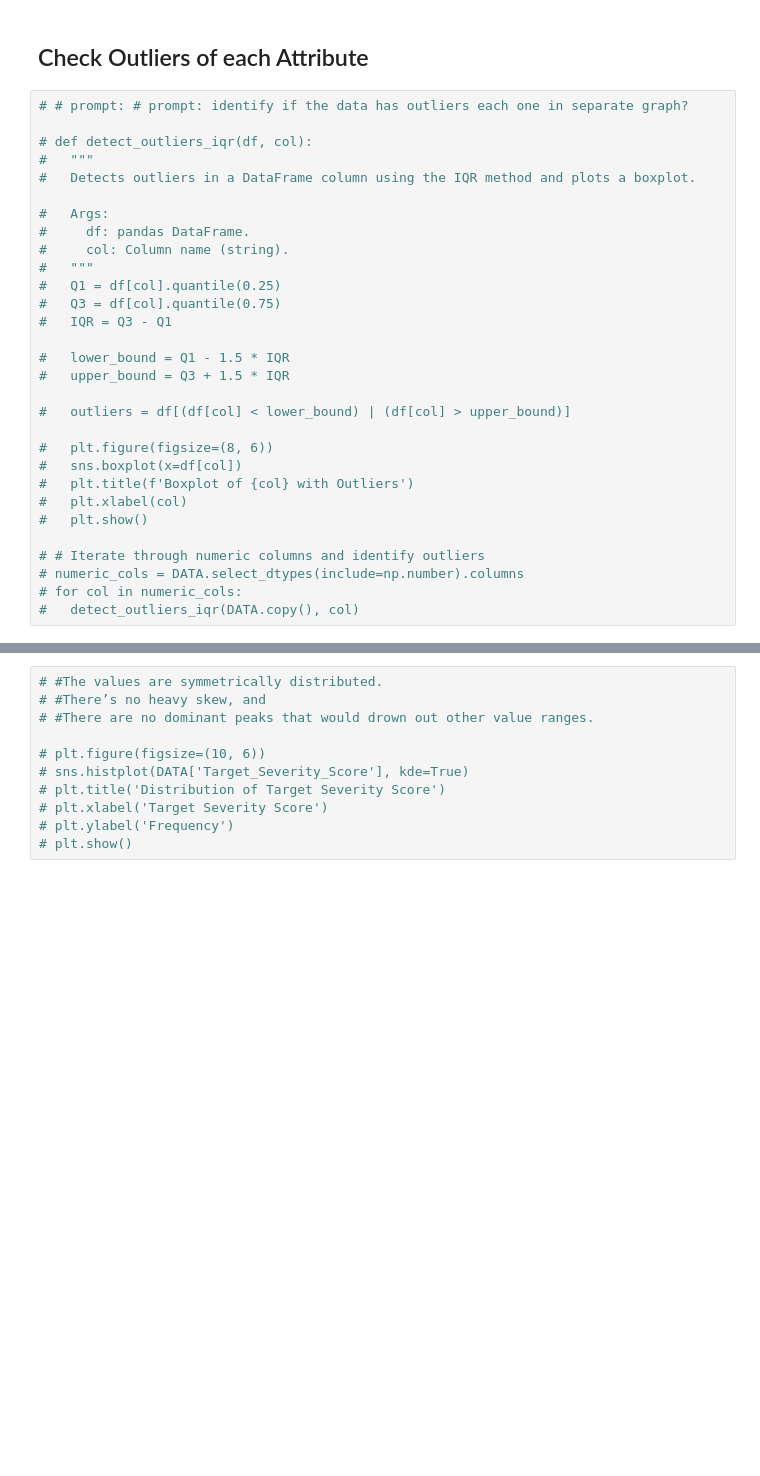
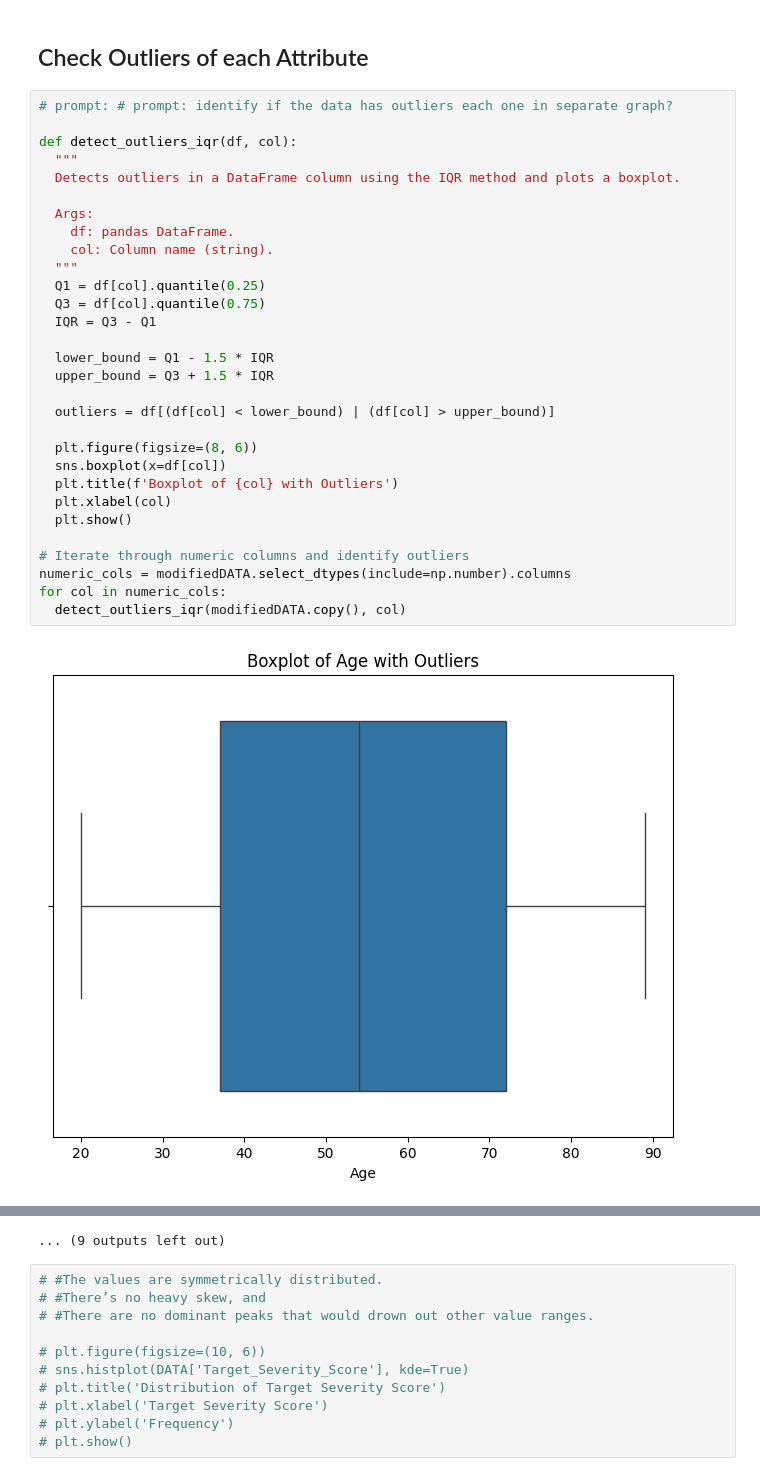
Before and after one commit to Moutaz-Code/CancerModelColab, a Jupyter notebook: Data_Mining_Project.ipynb, the cells around one changed output, grey strips where cells are left out. Saved outputs shown, nothing was run; the diff lists cells and outputs as text; blank space fills up the shorter version.

```diff
--- a/Data_Mining_Project.ipynb
+++ b/Data_Mining_Project.ipynb
@@ -402,32 +451,34 @@ DATA = DATA.drop('Country_Region', axis=1)
 # %% [markdown]
 ## Check Outliers of each Attribute
 # %%
-# # prompt: # prompt: identify if the data has outliers each one in separate graph?
+# prompt: # prompt: identify if the data has outliers each one in separate graph?
 
-# def detect_outliers_iqr(df, col):
-#   """
-#   Detects outliers in a DataFrame column using the IQR method and plots a boxplot.
+def detect_outliers_iqr(df, col):
+  """
+  Detects outliers in a DataFrame column using the IQR method and plots a boxplot.
 
-#   Args:
-#     df: pandas DataFrame.
-#     col: Column name (string).
-#   """
-#   Q1 = df[col].quantile(0.25)
-#   Q3 = df[col].quantile(0.75)
-#   IQR = Q3 - Q1
+  Args:
+    df: pandas DataFrame.
+    col: Column name (string).
+  """
+  Q1 = df[col].quantile(0.25)
+  Q3 = df[col].quantile(0.75)
+  IQR = Q3 - Q1
 
-#   lower_bound = Q1 - 1.5 * IQR
-#   upper_bound = Q3 + 1.5 * IQR
+  lower_bound = Q1 - 1.5 * IQR
+  upper_bound = Q3 + 1.5 * IQR
 
-#   outliers = df[(df[col] < lower_bound) | (df[col] > upper_bound)]
+  outliers = df[(df[col] < lower_bound) | (df[col] > upper_bound)]
 
-#   plt.figure(figsize=(8, 6))
-#   sns.boxplot(x=df[col])
-#   plt.title(f'Boxplot of {col} with Outliers')
-#   plt.xlabel(col)
-#   plt.show()
+  plt.figure(figsize=(8, 6))
+  sns.boxplot(x=df[col])
+  plt.title(f'Boxplot of {col} with Outliers')
+  plt.xlabel(col)
+  plt.show()
 
-# # Iterate through numeric columns and identify outliers
-# numeric_cols = DATA.select_dtypes(include=np.number).columns
-# for col in numeric_cols:
-#   detect_outliers_iqr(DATA.copy(), col)
+# Iterate through numeric columns and identify outliers
+numeric_cols = modifiedDATA.select_dtypes(include=np.number).columns
+for col in numeric_cols:
+  detect_outliers_iqr(modifiedDATA.copy(), col)
+# %% [output]
+[figure, added]
@@ -434,3 +496,4 @@ DATA = DATA.drop('Country_Region', axis=1)
+... (9 outputs left out)
 # %%
 # #The values are symmetrically distributed.
 # #There’s no heavy skew, and
```
Also changed, not shown: parts of 4 cells of this notebook.
